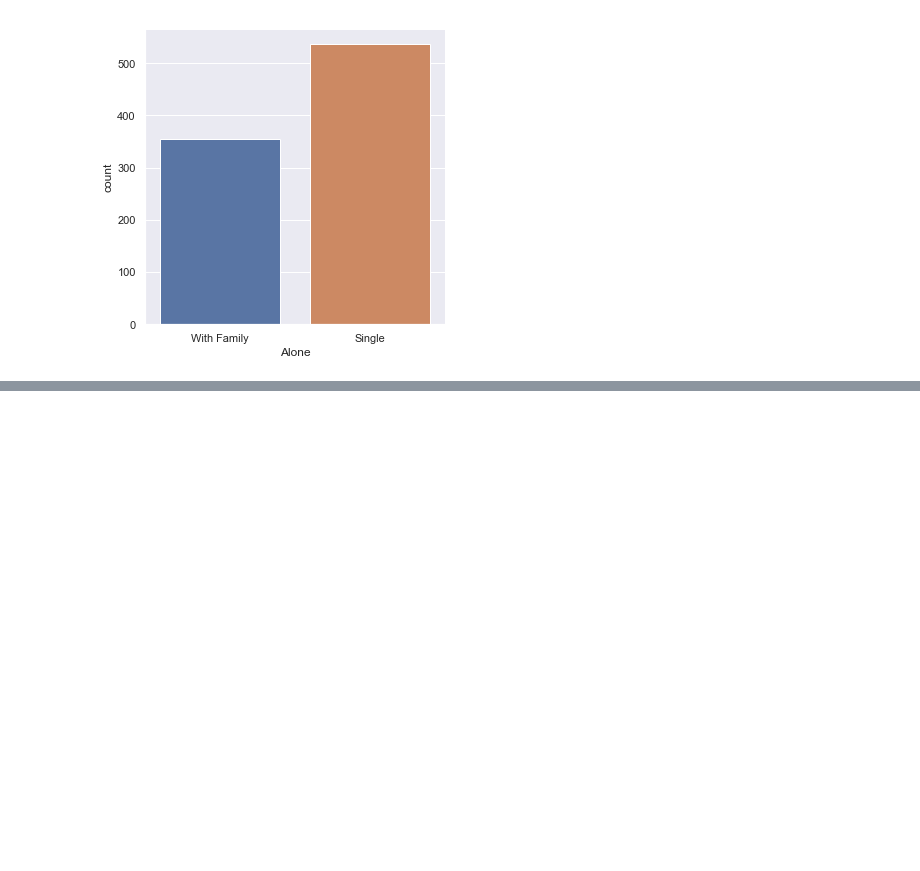
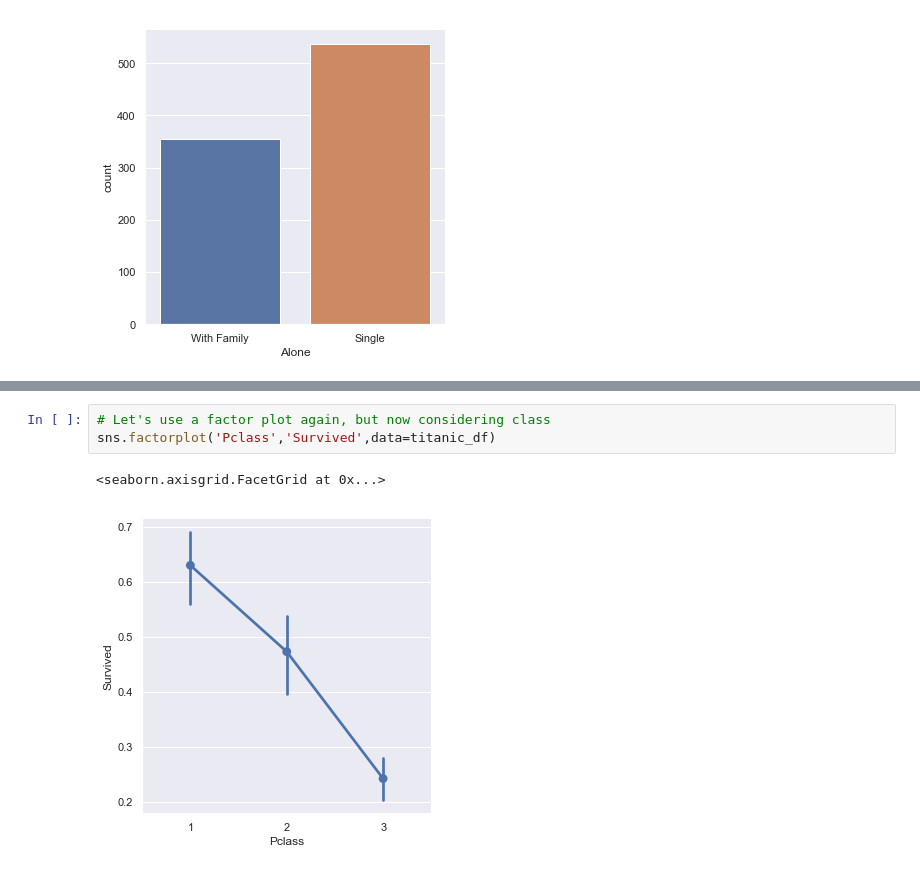
Before and after one commit to Abhijeet-Tiwarii/Data_Analysis_practice_repo, a Jupyter notebook: Titanic_Data Analysis.ipynb, the cells around one changed output, grey strips where cells are left out. Drawn from its saved outputs; the diff is of its cells as text; blank space fills up the shorter version.

```diff
--- a/Titanic_Data Analysis.ipynb
+++ b/Titanic_Data Analysis.ipynb
@@ -171,0 +194,6 @@ sns.factorplot('Alone',data=titanic_df,kind="count")
+# %%
+# Let's use a factor plot again, but now considering class
+sns.factorplot('Pclass','Survived',data=titanic_df)
+# %% [output]
+<seaborn.axisgrid.FacetGrid at 0x...>
+[figure, added]
```
Also changed, not shown: parts of 19 cells of this notebook.
